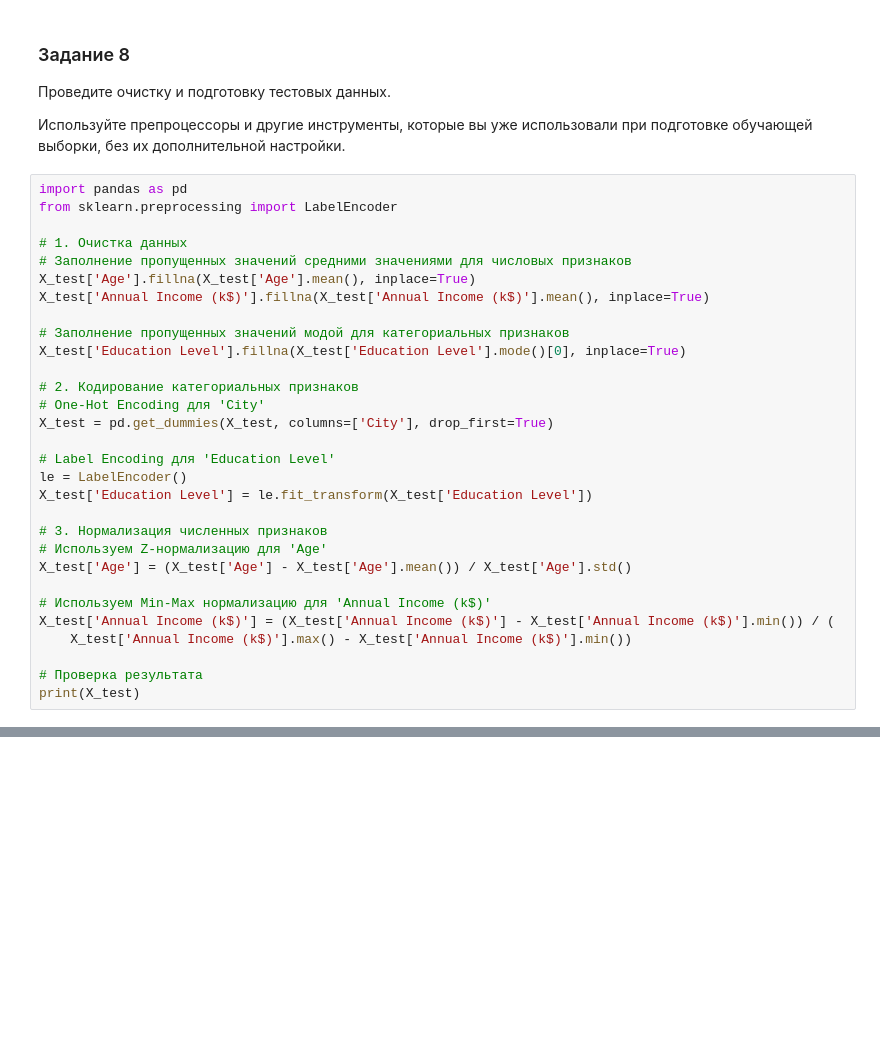
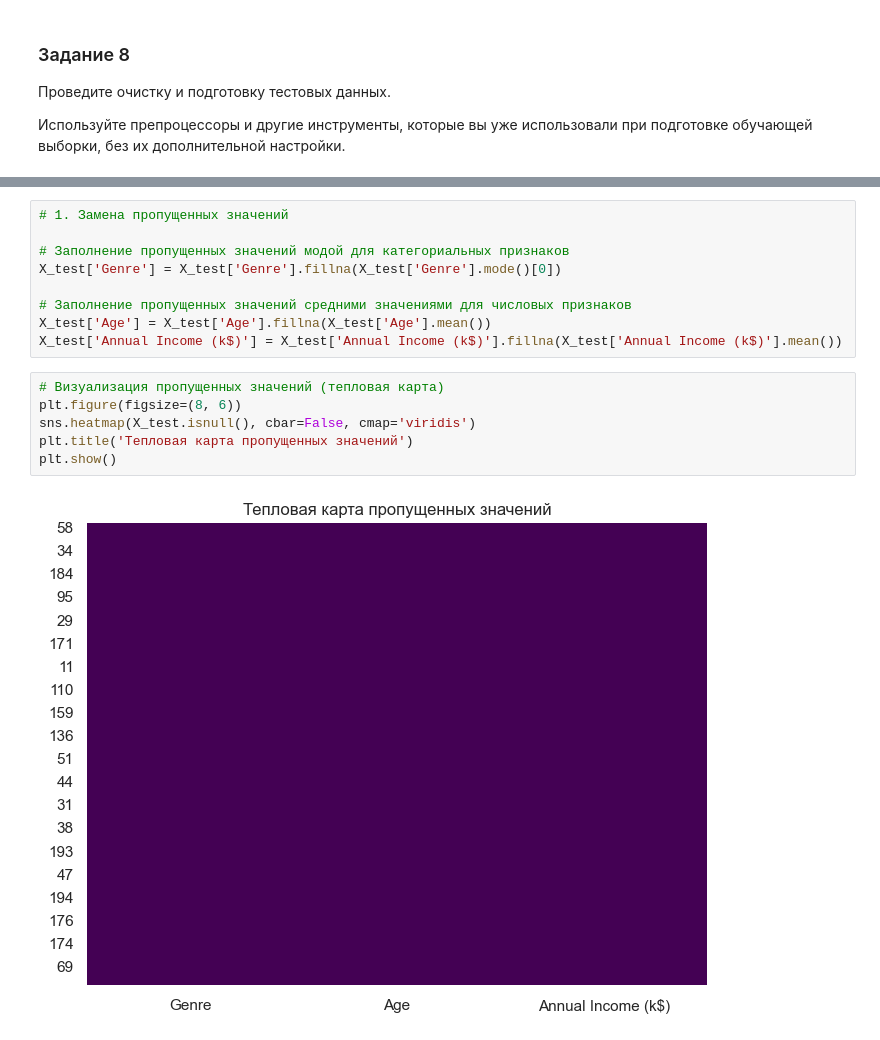
Before and after one commit to Ritorta/machine-learning, a Jupyter notebook: Work#6/Task_1.ipynb, the cells around one changed output, grey strips where cells are left out. Drawn from its saved outputs; the diff is of its cells as text; blank space fills up the shorter version.

```diff
--- a/Work#6/Task_1.ipynb
+++ b/Work#6/Task_1.ipynb
@@ -504,33 +502,3 @@ Passing `palette` without assigning `hue` is deprecated and will be removed in v
 Проведите очистку и подготовку тестовых данных.
 
 Используйте препроцессоры и другие инструменты, которые вы уже использовали при подготовке обучающей выборки, без их дополнительной настройки.
-# %%
-import pandas as pd
-from sklearn.preprocessing import LabelEncoder
-
-# 1. Очистка данных
-# Заполнение пропущенных значений средними значениями для числовых признаков
-X_test['Age'].fillna(X_test['Age'].mean(), inplace=True)
-X_test['Annual Income (k$)'].fillna(X_test['Annual Income (k$)'].mean(), inplace=True)
-
-# Заполнение пропущенных значений модой для категориальных признаков
-X_test['Education Level'].fillna(X_test['Education Level'].mode()[0], inplace=True)
-
-# 2. Кодирование категориальных признаков
-# One-Hot Encoding для 'City'
-X_test = pd.get_dummies(X_test, columns=['City'], drop_first=True)
-
-# Label Encoding для 'Education Level'
-le = LabelEncoder()
-X_test['Education Level'] = le.fit_transform(X_test['Education Level'])
-
-# 3. Нормализация численных признаков
-# Используем Z-нормализацию для 'Age'
-X_test['Age'] = (X_test['Age'] - X_test['Age'].mean()) / X_test['Age'].std()
-
-# Используем Min-Max нормализацию для 'Annual Income (k$)'
-X_test['Annual Income (k$)'] = (X_test['Annual Income (k$)'] - X_test['Annual Income (k$)'].min()) / (
-    X_test['Annual Income (k$)'].max() - X_test['Annual Income (k$)'].min())
-
-# Проверка результата
-print(X_test)
@@ -536,0 +513,17 @@ print(X_test)
+# %%
+# 1. Замена пропущенных значений
+
+# Заполнение пропущенных значений модой для категориальных признаков
+X_test['Genre'] = X_test['Genre'].fillna(X_test['Genre'].mode()[0])
+
+# Заполнение пропущенных значений средними значениями для числовых признаков
+X_test['Age'] = X_test['Age'].fillna(X_test['Age'].mean())
+X_test['Annual Income (k$)'] = X_test['Annual Income (k$)'].fillna(X_test['Annual Income (k$)'].mean())
+# %%
+# Визуализация пропущенных значений (тепловая карта)
+plt.figure(figsize=(8, 6))
+sns.heatmap(X_test.isnull(), cbar=False, cmap='viridis')
+plt.title('Тепловая карта пропущенных значений')
+plt.show()
+# %% [output]
+[figure, added]
```
Also changed, not shown: parts of 11 cells of this notebook.
